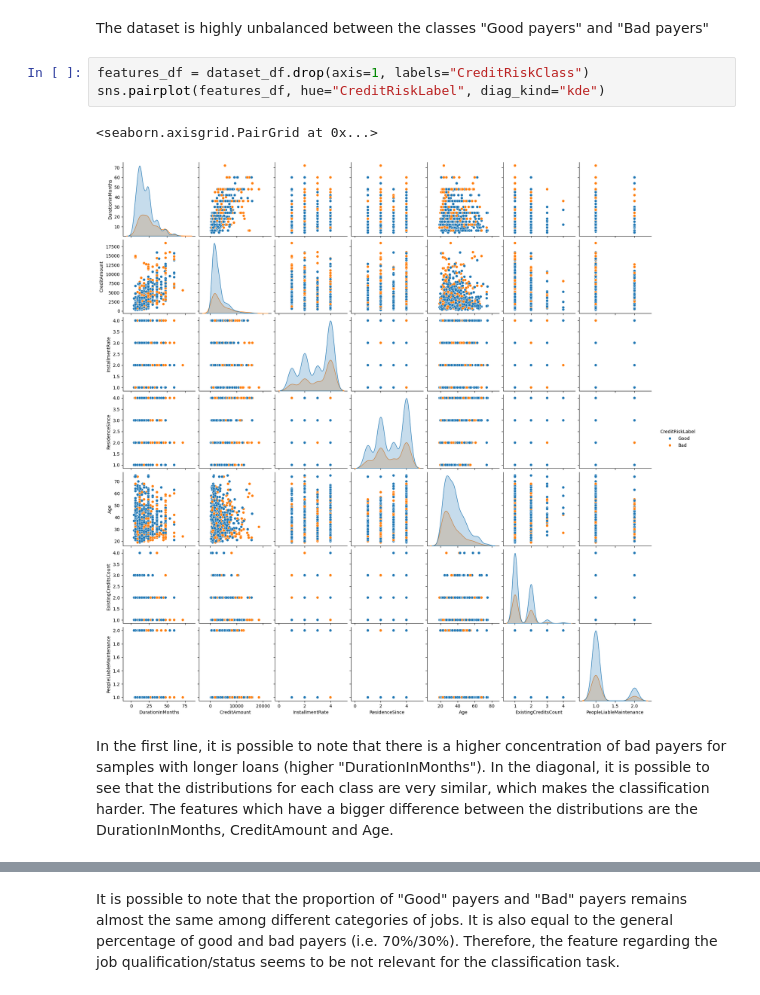
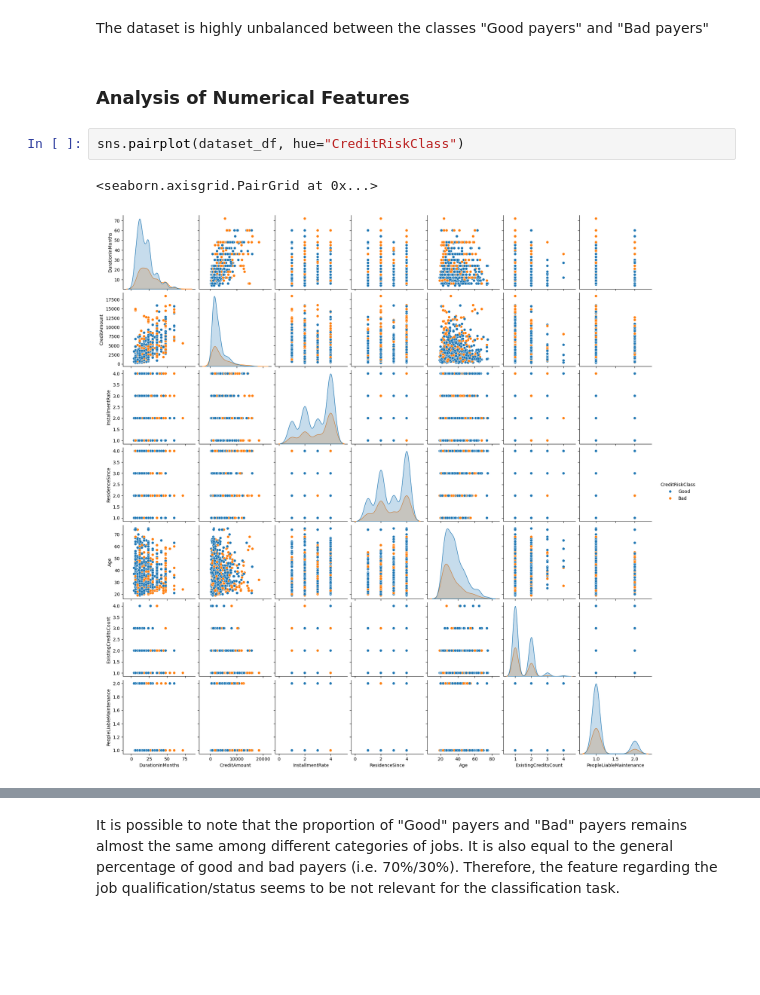
Before and after one commit to LucasVon0645/DSI-Project---Credit-Risk-Prediction, a Jupyter notebook: project.ipynb, the cells around one changed output, grey strips where cells are left out. Drawn from its saved outputs; the diff is of its cells as text; blank space fills up the shorter version.

```diff
--- a/project.ipynb
+++ b/project.ipynb
@@ -358,12 +360,10 @@ Name: count, dtype: float64
 [figure]
 # %% [markdown]
 The dataset is highly unbalanced between the classes "Good payers" and "Bad payers"
-# %%
-features_df = dataset_df.drop(axis=1, labels="CreditRiskClass")
-sns.pairplot(features_df, hue="CreditRiskLabel", diag_kind="kde")
-# %% [output]
-<seaborn.axisgrid.PairGrid at 0x...>
-[figure, removed]
-# %% [markdown]
-In the first line, it is possible to note that there is a higher concentration of bad payers for samples with longer loans (higher "DurationInMonths").
-In the diagonal, it is possible to see that the distributions for each class are very similar, which makes the classification harder. The features which have a bigger difference between the distributions are the DurationInMonths, CreditAmount and Age.
+# %% [markdown]
+### Analysis of Numerical Features
+# %%
+sns.pairplot(dataset_df, hue="CreditRiskClass")
+# %% [output]
+<seaborn.axisgrid.PairGrid at 0x...>
+[figure, added]
```
Also changed, not shown: parts of 30 cells of this notebook, 1 other file.
